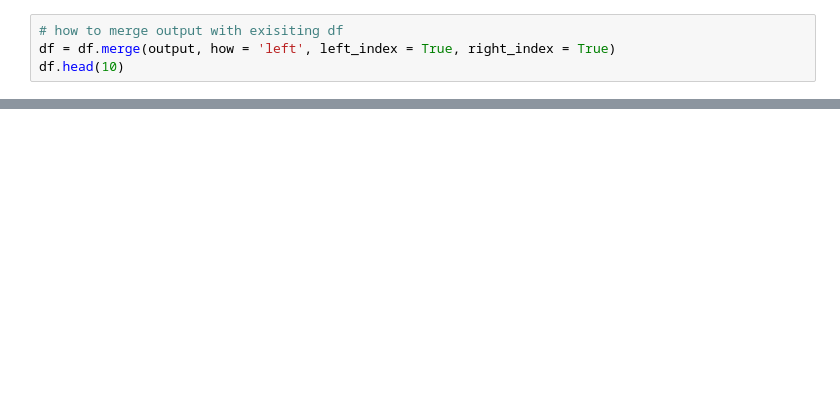
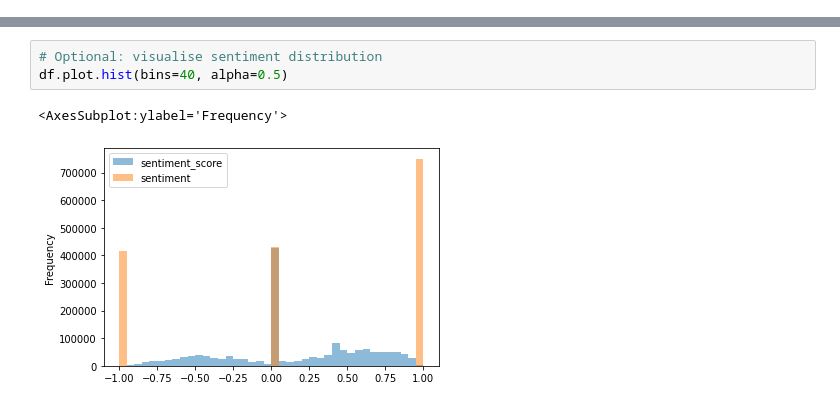
Before and after one commit to rafaeljcdarce/applied-data-science, a Jupyter notebook: example.ipynb, the cells around one changed output, grey strips where cells are left out. Drawn from its saved outputs; the diff is of its cells as text; blank space fills up the shorter version.

```diff
--- a/example.ipynb
+++ b/example.ipynb
@@ -47,4 +54,0 @@ DONE
-# %%
-# how to merge output with exisiting df
-df = df.merge(output, how = 'left', left_index = True, right_index = True)
-df.head(10)
@@ -102,0 +55,6 @@ df.head(10)
+# %%
+# Optional: visualise sentiment distribution
+df.plot.hist(bins=40, alpha=0.5)
+# %% [output]
+<AxesSubplot:ylabel='Frequency'>
+[figure, added]
```
Also changed, not shown: parts of 7 cells of this notebook, 4 other files.
